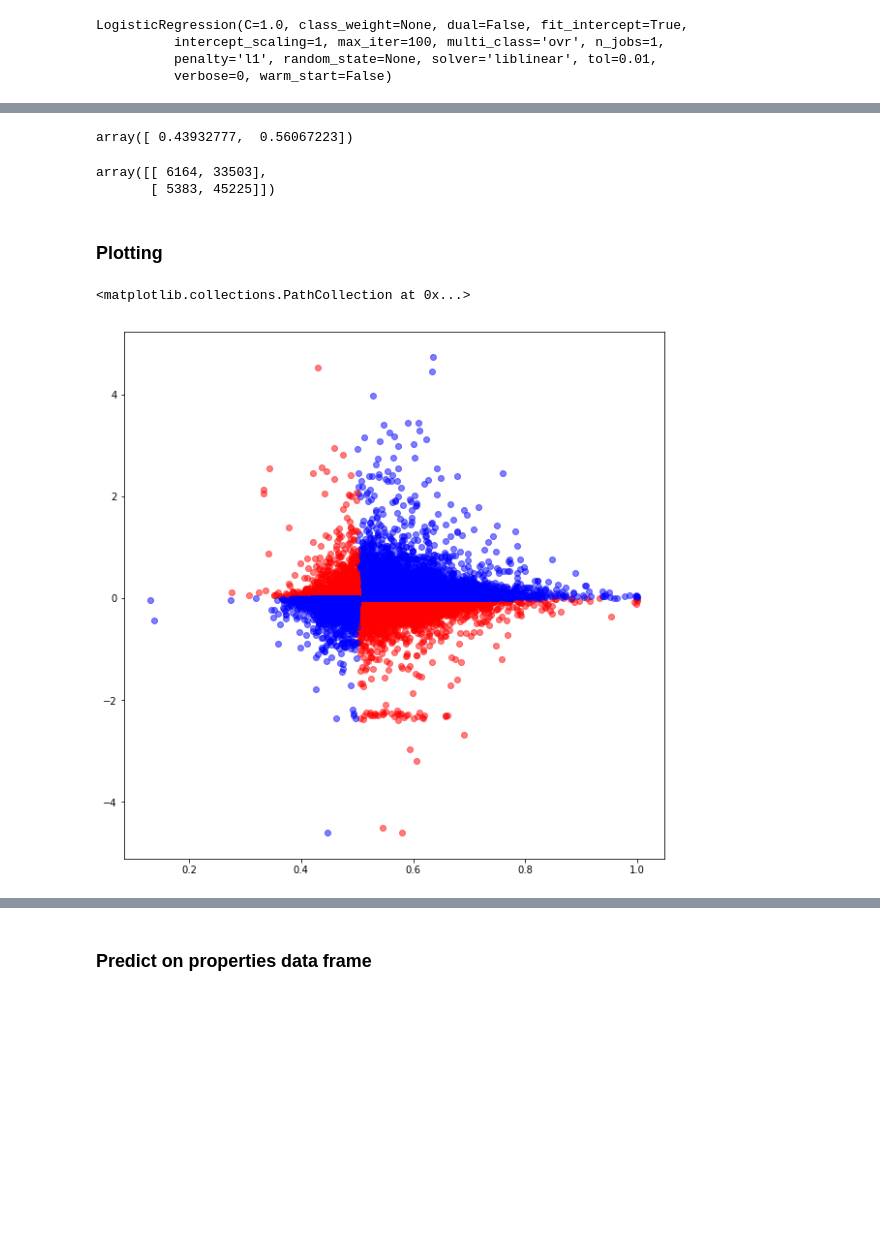
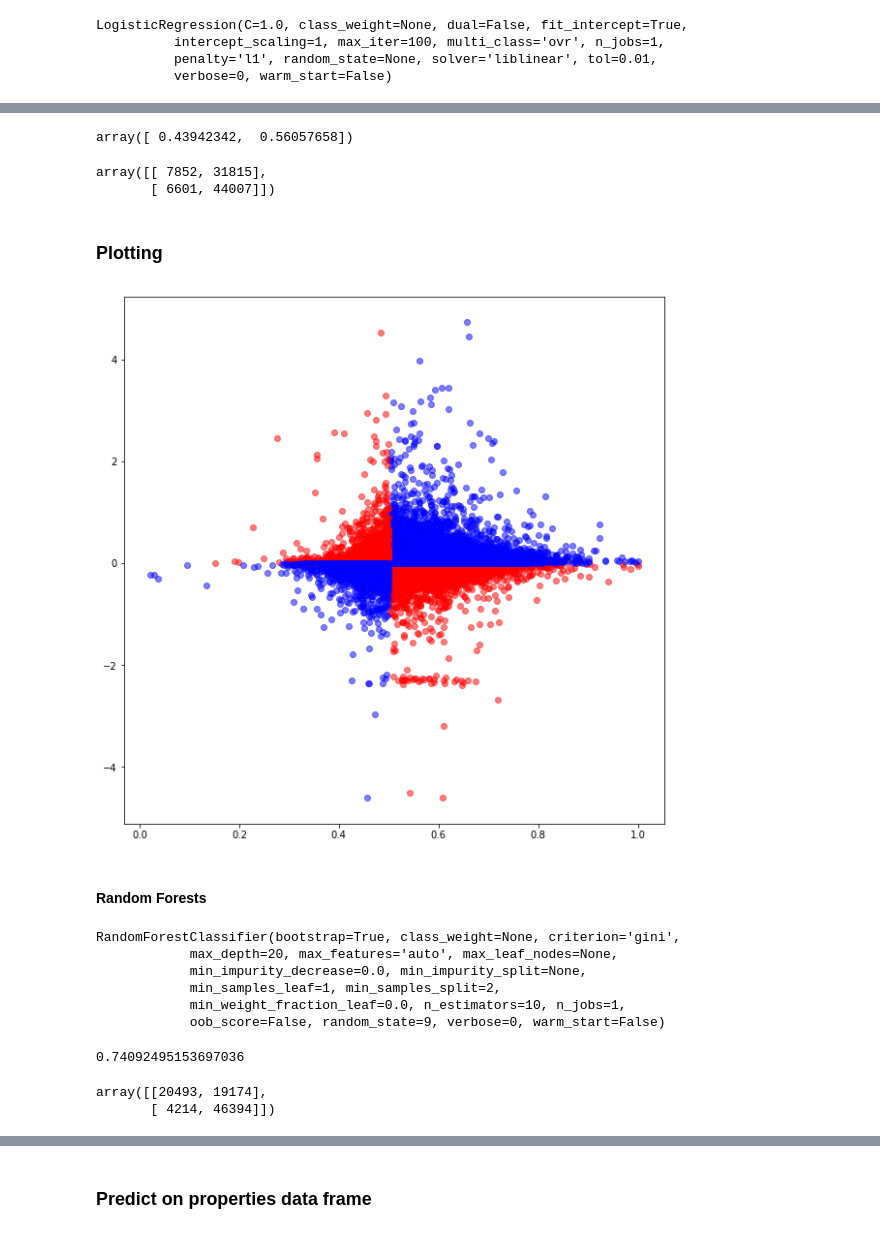
Before and after one commit to vafajardo/Zillow, a Jupyter notebook: Notebooks/Classification - Overestimation.ipynb, the cells around one changed output, grey strips where cells are left out. Cells and saved outputs as stored; diff of their text form; code cells hidden in the pictures; blank space fills up the shorter version.

Commit message:
Add Random Forests and function for plotting conf matrix for traindata)

```diff
--- a/Notebooks/Classification - Overestimation.ipynb
+++ b/Notebooks/Classification - Overestimation.ipynb
@@ -50,13 +50,23 @@ data['overestimation'] = (data['logerror'] >= 0).astype(int)
 # %%
 # Setup variables considered in the model
 
+
 # numerical variables
-num_atts = ['calculatedfinishedsquarefeet','bathroomcnt','structuretaxvaluedollarcnt',
-             'bedroomcnt','calculatedbathnbr','roomcnt','longitude','threequarterbathnbr', 'yardbuildingsqft17',
-             'numberofstories','N-ValueRatio','N-ValueProp','N-LivingAreaProp']
+num_atts = ['bathroomcnt','bedroomcnt','buildingqualitytypeid','calculatedbathnbr','finishedfloor1squarefeet',
+           'calculatedfinishedsquarefeet','finishedsquarefeet12','finishedsquarefeet13',
+           'finishedsquarefeet15','finishedsquarefeet50','finishedsquarefeet6','fireplacecnt',
+           'fullbathcnt','garagecarcnt','garagetotalsqft','latitude','longitude','lotsizesquarefeet',
+           'poolcnt','poolsizesum','censustractandblock','roomcnt','threequarterbathnbr','unitcnt',
+           'yardbuildingsqft17','yardbuildingsqft26','numberofstories',
+            'structuretaxvaluedollarcnt','taxvaluedollarcnt','landtaxvaluedollarcnt','taxamount',
+           'N-ValueRatio', 'N-LivingAreaProp', 'N-ValueProp']
 
 # categorical varaibles
-cat_atts = ['airconditioningtypeid','heatingorsystemtypeid','Pool','propertylandusetypeid','taxdelinquencyflag','month']
+cat_atts = ['airconditioningtypeid','architecturalstyletypeid',
+           'buildingclasstypeid','heatingorsystemtypeid','pooltypeid10','pooltypeid2',
+            'pooltypeid7','propertylandusetypeid','regionidcounty',
+           'storytypeid','typeconstructiontypeid','yearbuilt','fireplaceflag',
+           'taxdelinquencyflag']
 
 # Dictionary of categorical variables and their default levels
 cat_dict = {key:value for key,value in {'airconditioningtypeid':[-1] + list(range(1,14)),
@@ -118,25 +128,30 @@ clf_l1_LR.score(X,y)
 # %%
 clf_l1_LR.predict_proba(X).mean(axis=0)
 # %% [output]
-array([ 0.43932777,  0.56067223])
+array([ 0.43942342,  0.56057658])
 # %%
 confusion_matrix(data['overestimation'], clf_l1_LR.predict(X), labels=[0,1])
 # %% [output]
-array([[ 6164, 33503],
-       [ 5383, 45225]])
+array([[ 7852, 31815],
+       [ 6601, 44007]])
 # %% [markdown]
 ### Plotting
 # %%
-# false_postives = np.where((clf_l1_LR.predict_proba(X)[:,1] >= 0.50) & (data['logerror'] < 0))[0]
-true_postives = np.where((clf_l1_LR.predict_proba(X)[:,1] >= 0.50) & (data['logerror'] >= 0))[0]
-true_negatives = np.where((clf_l1_LR.predict_proba(X)[:,1] < 0.50) & (data['logerror'] < 0))[0]
-false_negatives = np.where((clf_l1_LR.predict_proba(X)[:,1] < 0.50) & (data['logerror'] >= 0))[0]
+def plot_conf_matrix(model):
+    false_postives = np.where((model.predict_proba(X)[:,1] >= 0.50) & (data['logerror'] < 0))[0]
+    true_postives = np.where((model.predict_proba(X)[:,1] >= 0.50) & (data['logerror'] >= 0))[0]
+    true_negatives = np.where((model.predict_proba(X)[:,1] < 0.50) & (data['logerror'] < 0))[0]
+    false_negatives = np.where((model.predict_proba(X)[:,1] < 0.50) & (data['logerror'] >= 0))[0]
+
+    plt.figure(figsize=(10,10))
+    plt.scatter(model.predict_proba(X)[false_postives,1], data.iloc[false_postives,:]['logerror'],color='red', alpha=0.5)
+    plt.scatter(model.predict_proba(X)[true_postives,1], data.iloc[true_postives,:]['logerror'],color='blue', alpha=0.5)
+    plt.scatter(model.predict_proba(X)[false_negatives,1], data.iloc[false_negatives,:]['logerror'],color='red', alpha=0.5)
+    plt.scatter(model.predict_proba(X)[true_negatives,1], data.iloc[true_negatives,:]['logerror'],color='blue',alpha=0.5)
+    plt.show()
-# %%
-plt.figure(figsize=(10,10))
-plt.scatter(clf_l1_LR.predict_proba(X)[false_postives,1], data.iloc[false_postives,:]['logerror'],color='red', alpha=0.5)
-plt.scatter(clf_l1_LR.predict_proba(X)[true_postives,1], data.iloc[true_postives,:]['logerror'],color='blue', alpha=0.5)
-plt.scatter(clf_l1_LR.predict_proba(X)[false_negatives,1], data.iloc[false_negatives,:]['logerror'],color='red', alpha=0.5)
-plt.scatter(clf_l1_LR.predict_proba(X)[true_negatives,1], data.iloc[true_negatives,:]['logerror'],color='blue',alpha=0.5)
-# %% [output]
-<matplotlib.collections.PathCollection at 0x...>
-[figure, removed]
+# %%
+plot_conf_matrix(clf_l1_LR)
+# %% [output]
+[figure, added]
+# %% [markdown]
+#### Random Forests
@@ -142,0 +162,18 @@ plt.scatter(clf_l1_LR.predict_proba(X)[true_negatives,1], data.iloc[true_negativ
+# %%
+clf_rf.fit(X, y)
+# %% [output]
+RandomForestClassifier(bootstrap=True, class_weight=None, criterion='gini',
+            max_depth=20, max_features='auto', max_leaf_nodes=None,
+            min_impurity_decrease=0.0, min_impurity_split=None,
+            min_samples_leaf=1, min_samples_split=2,
+            min_weight_fraction_leaf=0.0, n_estimators=10, n_jobs=1,
+            oob_score=False, random_state=9, verbose=0, warm_start=False)
+# %%
+clf_rf.score(X,y)
+# %% [output]
+0.74092495153697036
+# %%
+confusion_matrix(data['overestimation'], clf_rf.predict(X), labels=[0,1])
+# %% [output]
+array([[20493, 19174],
+       [ 4214, 46394]])
```
Also changed, not shown: parts of 4 cells of this notebook.
